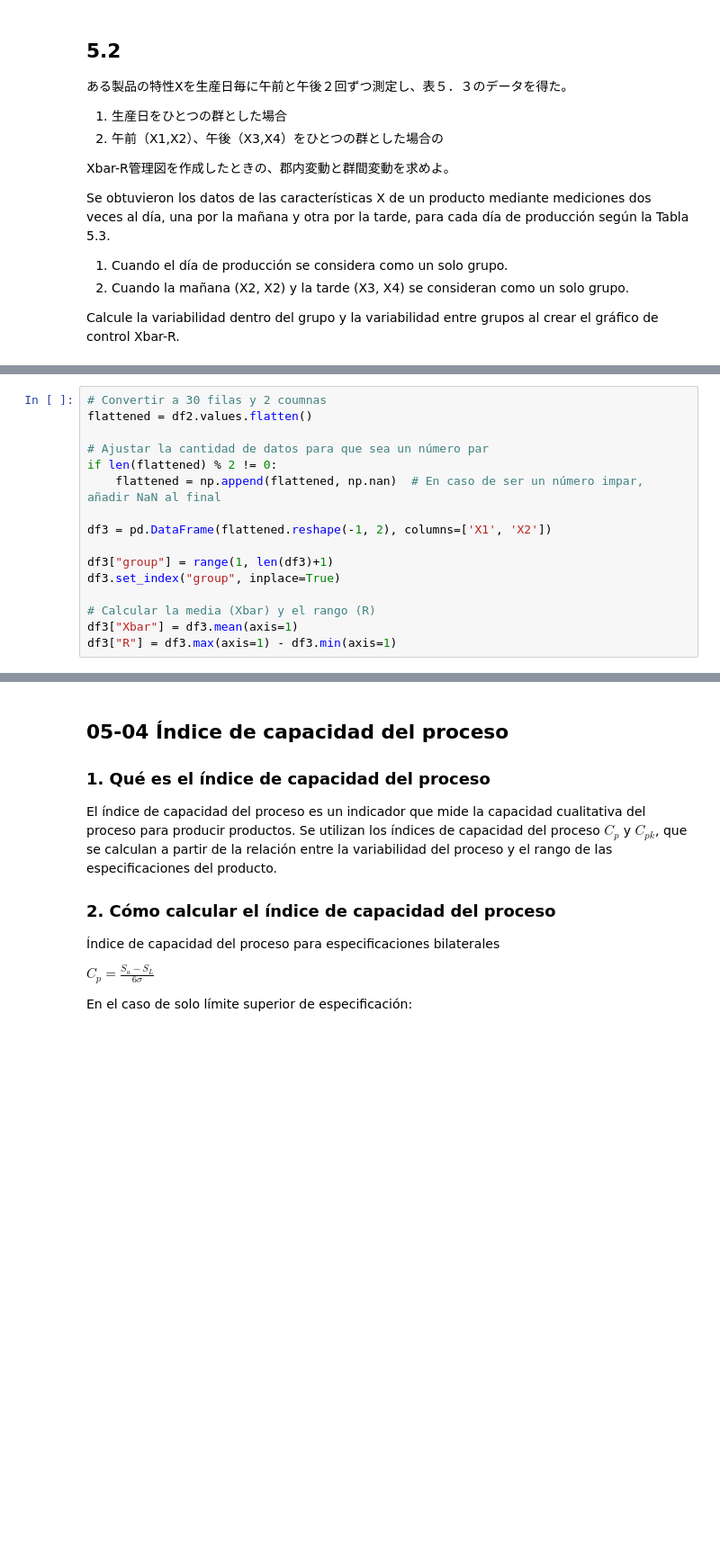
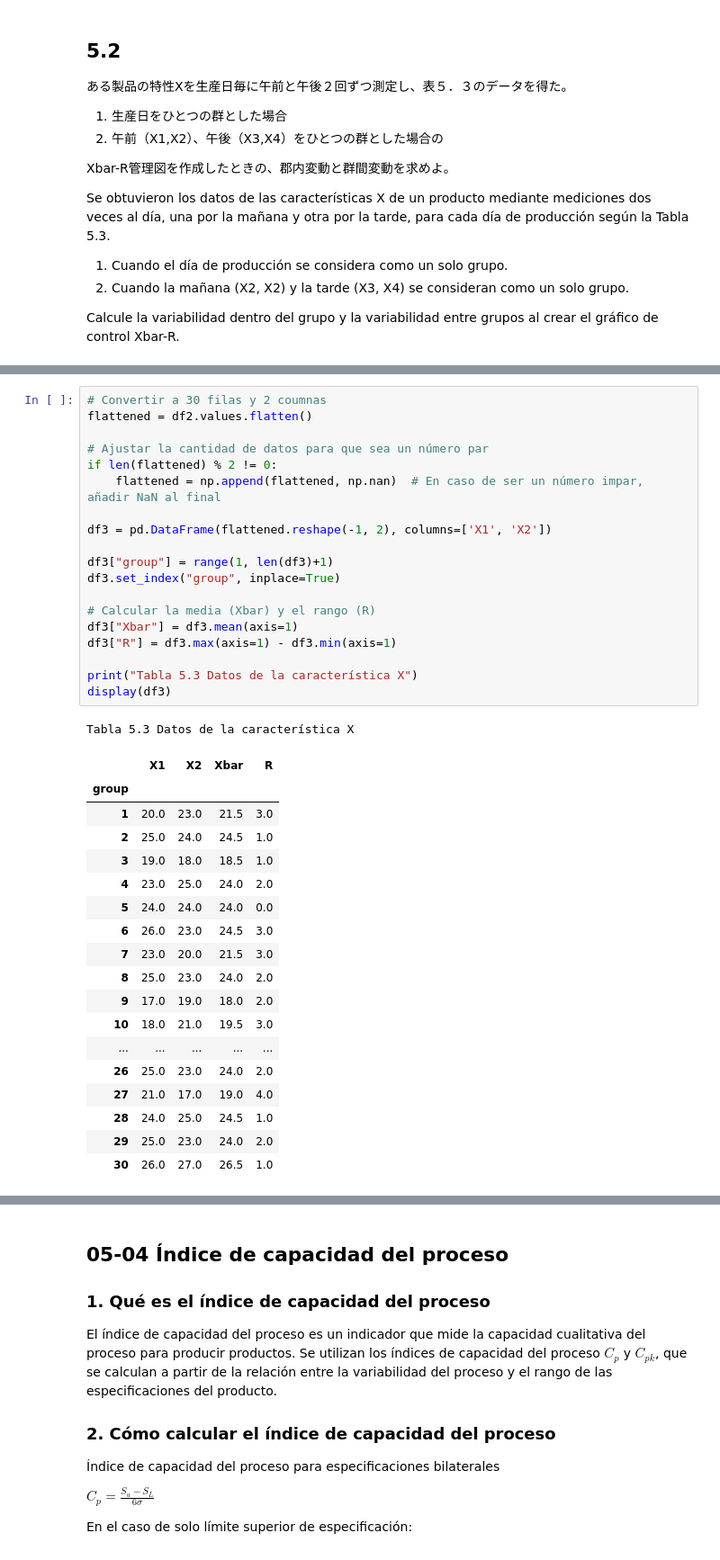
Before and after one commit to HiroshiATakano/QCKentei1, a Jupyter notebook: QCKentei1-5.ipynb, the cells around one changed output, grey strips where cells are left out. Shown at 90% size. Cells and saved outputs as stored; diff of their text form; blank space fills up the shorter version.

```diff
--- a/QCKentei1-5.ipynb
+++ b/QCKentei1-5.ipynb
@@ -261,19 +470,42 @@ Between-group variation (BV): 0.842
 # %%
 # Convertir a 30 filas y 2 coumnas
 flattened = df2.values.flatten()
 
 # Ajustar la cantidad de datos para que sea un número par
 if len(flattened) % 2 != 0:
     flattened = np.append(flattened, np.nan)  # En caso de ser un número impar, añadir NaN al final
 
 df3 = pd.DataFrame(flattened.reshape(-1, 2), columns=['X1', 'X2'])
 
 df3["group"] = range(1, len(df3)+1)
 df3.set_index("group", inplace=True)
 
 # Calcular la media (Xbar) y el rango (R)
 df3["Xbar"] = df3.mean(axis=1)
 df3["R"] = df3.max(axis=1) - df3.min(axis=1)
+
+print("Tabla 5.3 Datos de la característica X")
+display(df3)
+# %% [output]
+Tabla 5.3 Datos de la característica X
+|  | X1 | X2 | Xbar | R |
+| group |  |  |  |  |
+| 1 | 20.0 | 23.0 | 21.5 | 3.0 |
+| 2 | 25.0 | 24.0 | 24.5 | 1.0 |
+| 3 | 19.0 | 18.0 | 18.5 | 1.0 |
+| 4 | 23.0 | 25.0 | 24.0 | 2.0 |
+| 5 | 24.0 | 24.0 | 24.0 | 0.0 |
+| 6 | 26.0 | 23.0 | 24.5 | 3.0 |
+| 7 | 23.0 | 20.0 | 21.5 | 3.0 |
+| 8 | 25.0 | 23.0 | 24.0 | 2.0 |
+| 9 | 17.0 | 19.0 | 18.0 | 2.0 |
+| 10 | 18.0 | 21.0 | 19.5 | 3.0 |
+| ... | ... | ... | ... | ... |
+| 26 | 25.0 | 23.0 | 24.0 | 2.0 |
+| 27 | 21.0 | 17.0 | 19.0 | 4.0 |
+| 28 | 24.0 | 25.0 | 24.5 | 1.0 |
+| 29 | 25.0 | 23.0 | 24.0 | 2.0 |
+| 30 | 26.0 | 27.0 | 26.5 | 1.0 |
 # %%
 # En el caso de los constantes de control (n¿2)
 A2 = 1.880  # Para el fráfico de medias (Xbar)
```
Also changed, not shown: parts of 28 cells of this notebook, 21 other files.
